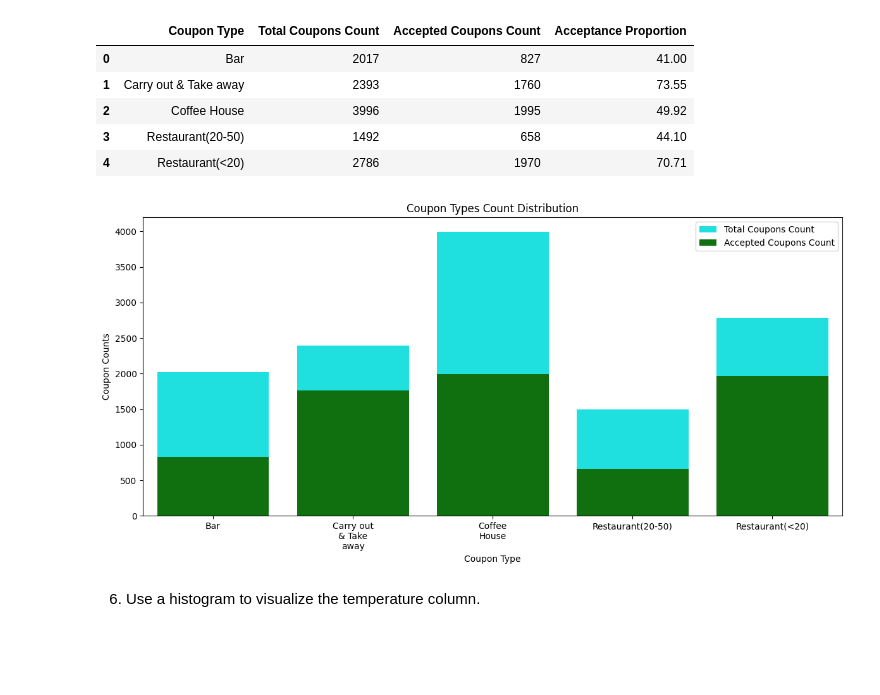
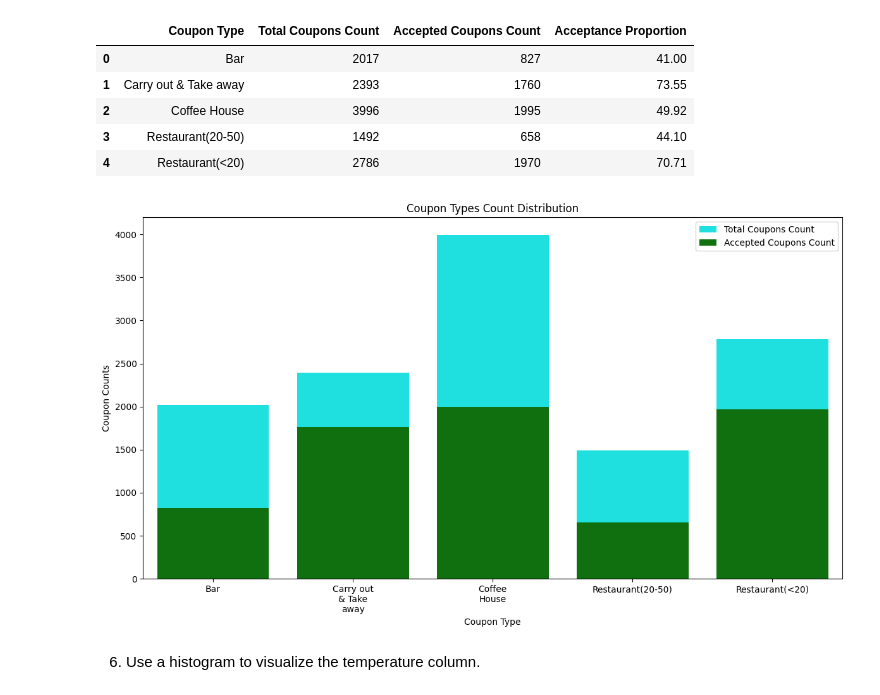
Before and after one commit to atewari-bot/driving-coupon, a Jupyter notebook: prompt.ipynb, the cells around one changed output. Cells and saved outputs as stored; diff of their text form; code cells hidden in the pictures; blank space fills up the shorter version.

```diff
--- a/prompt.ipynb
+++ b/prompt.ipynb
@@ -416,22 +416,22 @@ coupon
 # %%
 # Bar plot visualization for coupon types
 def plot_coupon_types_distribution(plt):
     ax1 = sns.barplot(coupon, x='Coupon Type', y='Total Coupons Count', color='cyan', label='Total Coupons Count')
     wrap_labels(ax1, 10, len(coupon))
     ax2 = sns.barplot(coupon, x='Coupon Type', y='Accepted Coupons Count', color='green', label='Accepted Coupons Count')
     wrap_labels(ax2, 10, len(coupon))
     plt.title('Coupon Types Count Distribution')
     plt.xlabel('Coupon Type')
     plt.ylabel('Coupon Counts')
     plt.savefig("images/coupons_types_distribution.png")
 
-plt.figure(figsize = (12, 6))
+plt.figure(figsize = (12, 7))
 plt.subplot(111)
 plot_coupon_types_distribution(plt)
 plt.tight_layout()
 plt.show()
 # %% [output]
-[figure, old version]
+[figure, new version]
 # %% [markdown]
 6. Use a histogram to visualize the temperature column.
 # %%
```
Also changed, not shown: 2 other files.
